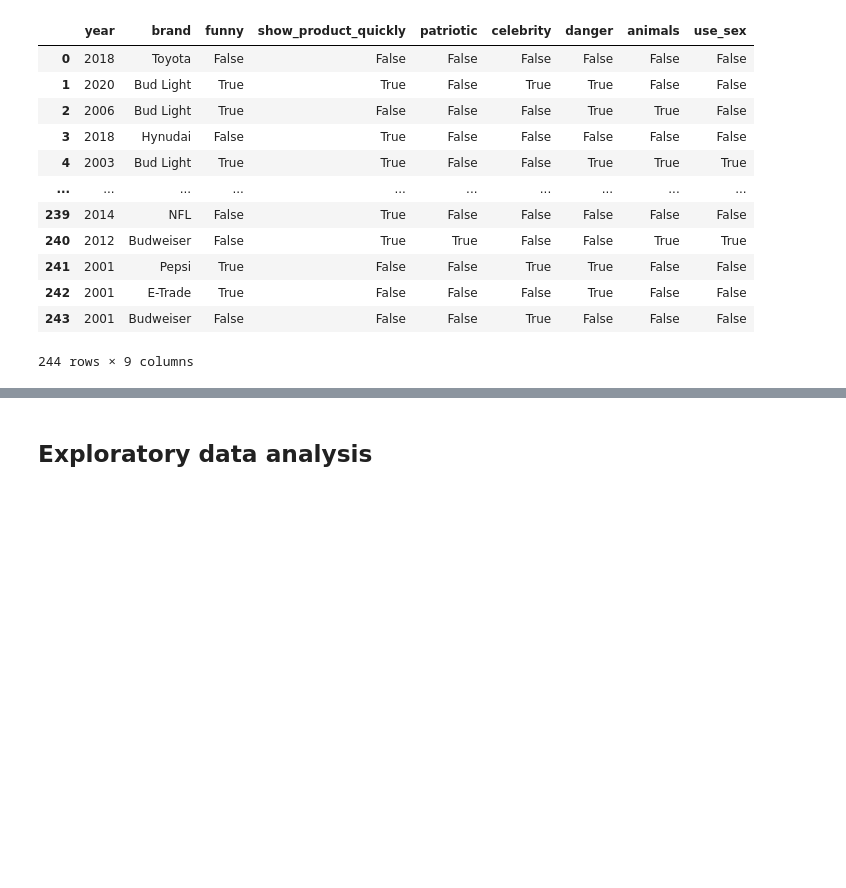
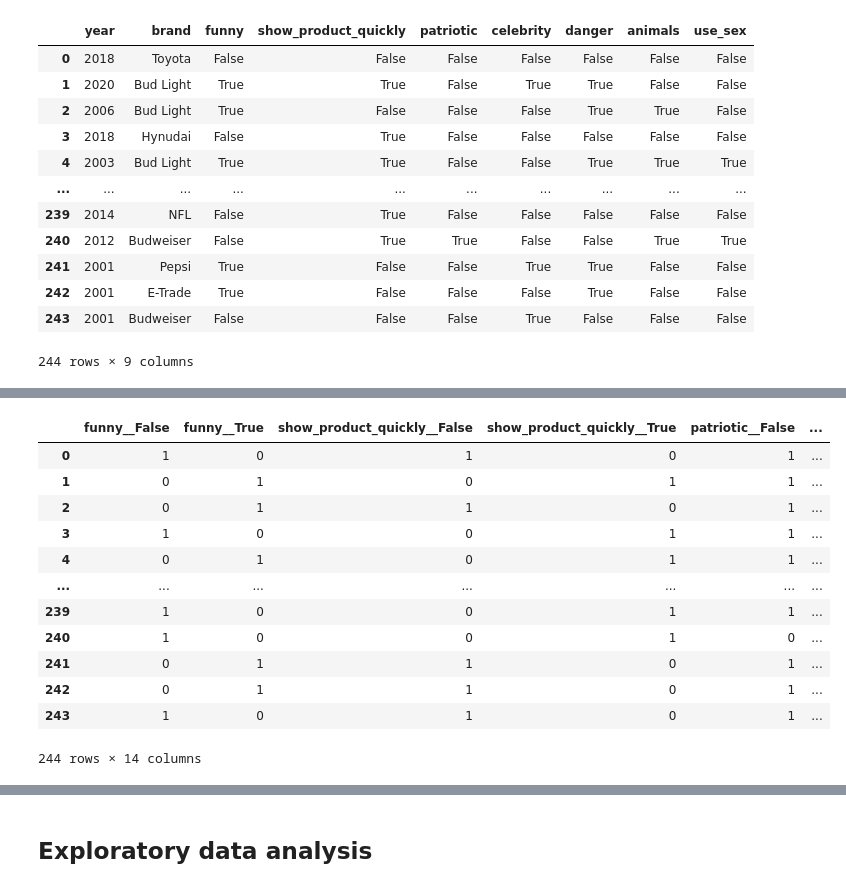
Before and after one commit to liparose/homework-1, a Jupyter notebook: notebooks/04-data-exploration.ipynb, the cells around one changed output, grey strips where cells are left out. Drawn from its saved outputs; the diff is of its cells as text; code cells hidden in the pictures; blank space fills up the shorter version.

```diff
--- a/notebooks/04-data-exploration.ipynb
+++ b/notebooks/04-data-exploration.ipynb
@@ -94,0 +127,17 @@ df
+# %%
+dummy_nominal = pd.get_dummies(df[list_nominal],  prefix_sep='__').astype('category')
+dummy_nominal
+# %% [output]
+|  | funny__False | funny__True | show_product_quickly__False | show_product_quickly__True | patriotic__False | ... |
+| 0 | 1 | 0 | 1 | 0 | 1 | ... |
+| 1 | 0 | 1 | 0 | 1 | 1 | ... |
+| 2 | 0 | 1 | 1 | 0 | 1 | ... |
+| 3 | 1 | 0 | 0 | 1 | 1 | ... |
+| 4 | 0 | 1 | 0 | 1 | 1 | ... |
+| ... | ... | ... | ... | ... | ... | ... |
+| 239 | 1 | 0 | 0 | 1 | 1 | ... |
+| 240 | 1 | 0 | 0 | 1 | 0 | ... |
+| 241 | 0 | 1 | 1 | 0 | 1 | ... |
+| 242 | 0 | 1 | 1 | 0 | 1 | ... |
+| 243 | 1 | 0 | 1 | 0 | 1 | ... |
+244 rows × 14 columns
```
Also changed, not shown: parts of 6 cells of this notebook.
